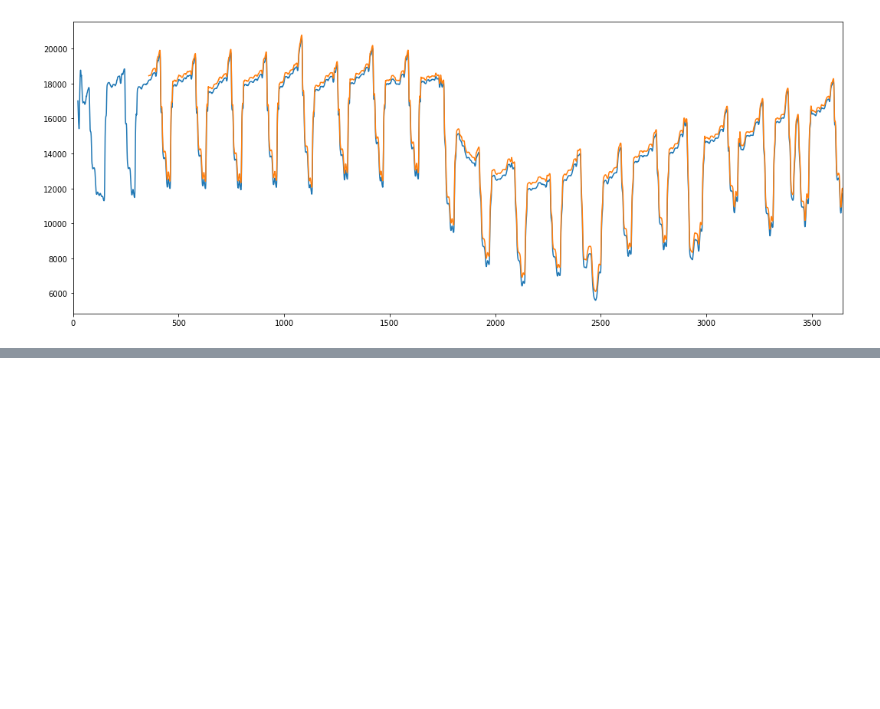
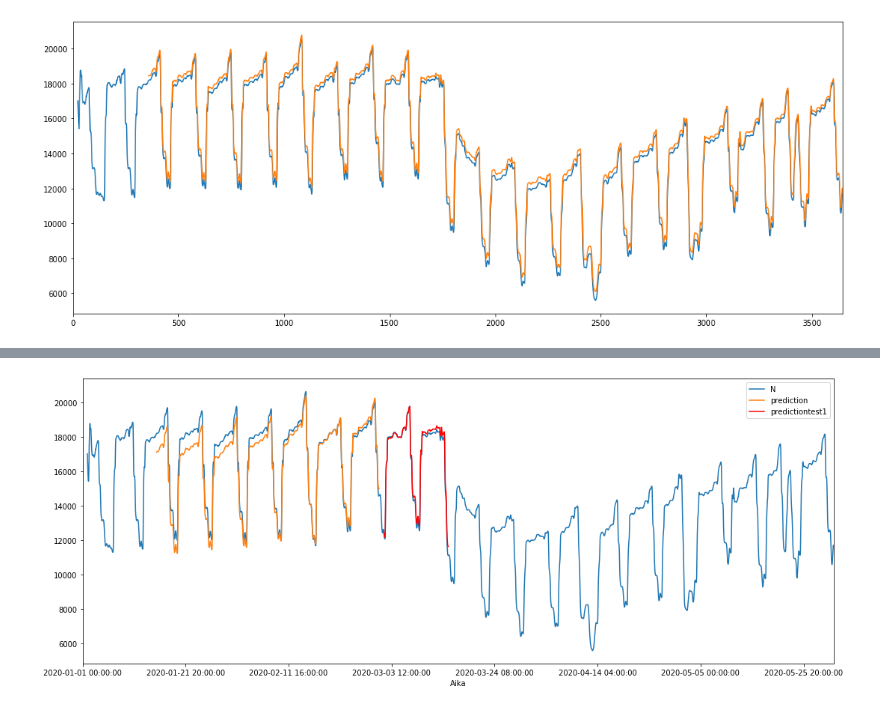
Before and after one commit to satumk/lam-predict, a Jupyter notebook: koodit/lam-linear-regression.ipynb, the cells around one changed output, grey strips where cells are left out. Drawn from its saved outputs; the diff is of its cells as text; code cells hidden in the pictures; blank space fills up the shorter version.

Commit message:
more visualisations and results in readme

```diff
--- a/koodit/lam-linear-regression.ipynb
+++ b/koodit/lam-linear-regression.ipynb
@@ -120,6 +120,9 @@ def prediction(train_data, test_data) :
     model_coefs = [model.coef_, model.intercept_]
     print("\nModel coefficients are \n", model.coef_, model.intercept_ )
 
+    print("For reference: \nAmount of cars in train-data is", train_data['N'].sum(),
+          "and in test-data is", test_data['N'].sum())
+
     return [train_data, test_data, train_validation, test_validation, model_coefs]
 # %%
 # first prediction : train-data mid Jan to end of Feb. Test-data first 2 weeks of March.
@@ -365,3 +367,29 @@ visualising['prediction6'].rolling(24).mean().plot(figsize=(18,7))
 plt.savefig('prediction6.jpg')
 # %% [output]
 [figure]
+# %%
+# visualising in a way that differentiates between the train-data prediction and test-data prediction
+
+vis_train = [prediction1[0],prediction2[0],prediction3[0],prediction4[0],prediction5[0],prediction6[0]]
+vis_test = [prediction1[1],prediction2[1],prediction3[1],prediction4[1],prediction5[1],prediction6[1]]
+
+vis_df = df.copy()
+
+def combine_to_visualise(main_df, list_of_datas, phase) :
+    '''
+    Combining train and test-datas to the main dataframe for visualisations that can differentiate between train
+    and test-datas
+    '''
+    count = 0
+
+    for data in list_of_datas:
+        count += 1
+        data = data[['Aika', 'prediction']]
+        main_df = main_df.merge(data, on='Aika', how='left', suffixes=('', phase+str(count)))
+
+    return main_df
+
+visualising2 = combine_to_visualise(vis_df, vis_train, "train")
+visualising2 = combine_to_visualise(visualising2, vis_test, "test")
+visualising2.set_index('Aika', inplace=True)
+visualising2.head()
@@ -367,0 +404,9 @@ plt.savefig('prediction6.jpg')
+# %%
+# first prediction in training data and test-prediction
+visualising2['N'].rolling(24).mean().plot(figsize=(18,7))
+visualising2['prediction'].rolling(24).mean().plot()
+visualising2['predictiontest1'].rolling(24).mean().plot(color='red')
+plt.legend()
+plt.savefig('prediction1.jpg')
+# %% [output]
+[figure, added]
```
Also changed, not shown: parts of 13 cells of this notebook, 7 other files.
